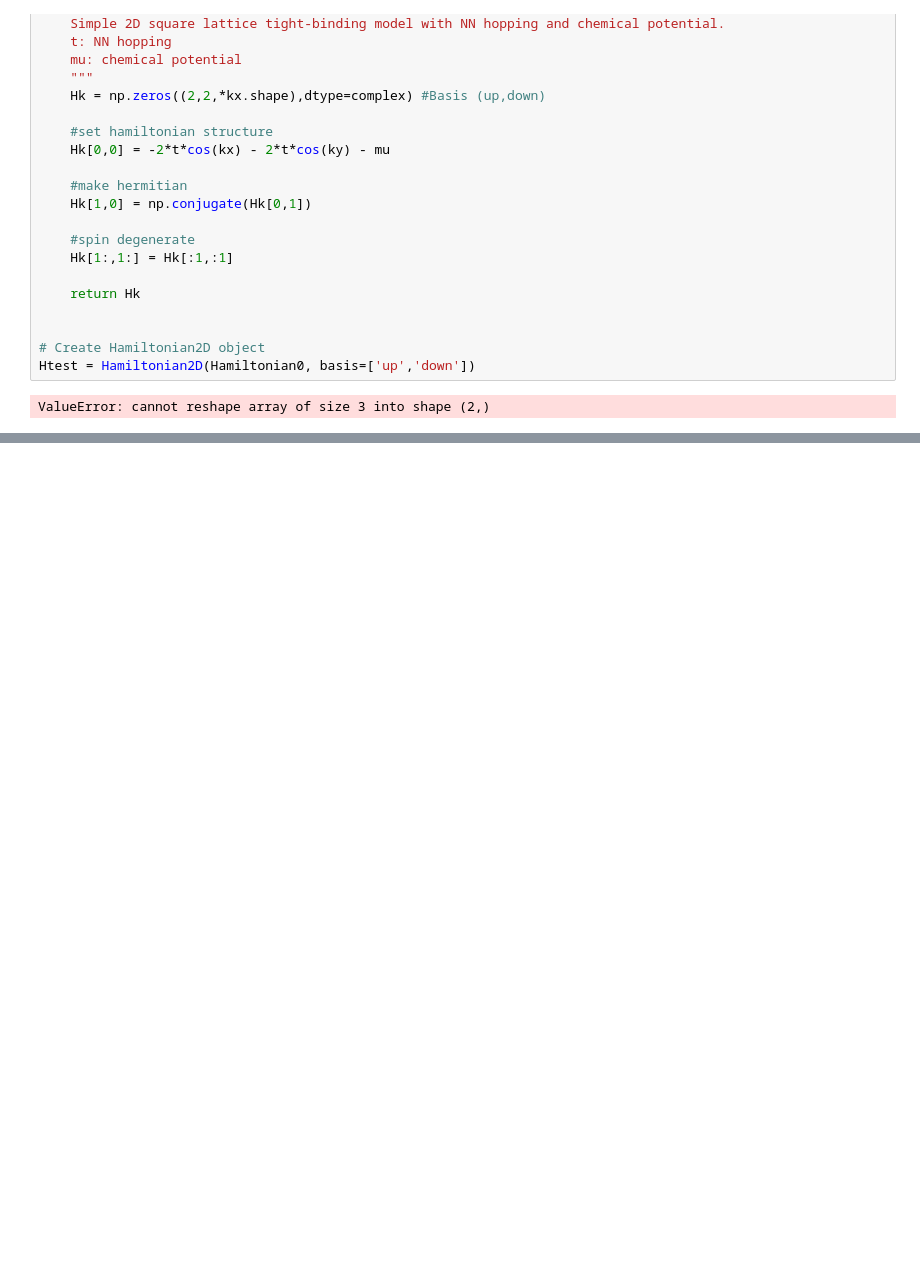
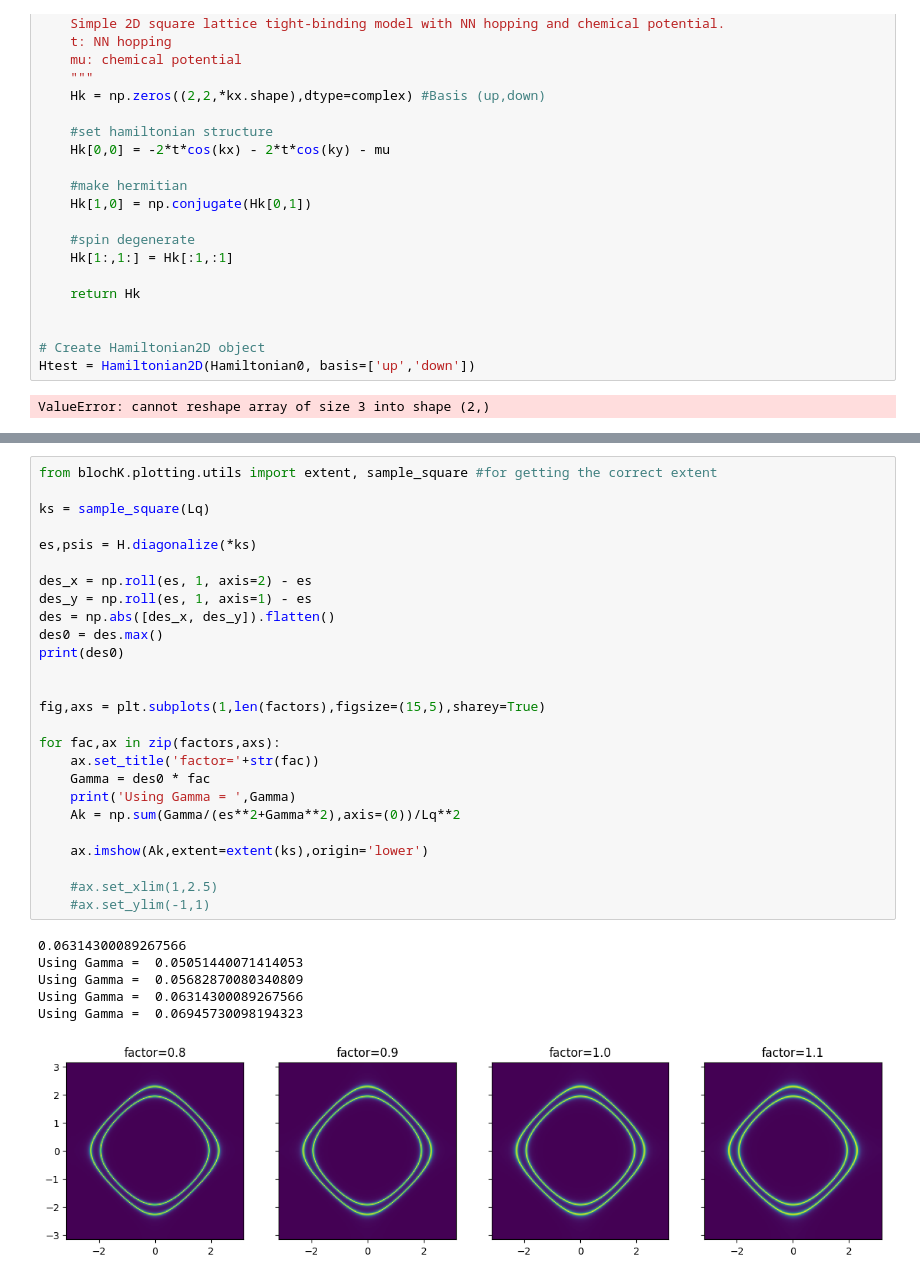
Before and after one commit to valeeb/blochK, a Jupyter notebook: benchmarking.ipynb, the cells around one changed output, grey strips where cells are left out. Drawn from its saved outputs; the diff is of its cells as text; blank space fills up the shorter version.

```diff
--- a/benchmarking.ipynb
+++ b/benchmarking.ipynb
@@ -115,0 +159,33 @@ ValueError: cannot reshape array of size 3 into shape (2,)
+# %%
+from blochK.plotting.utils import extent, sample_square #for getting the correct extent
+
+ks = sample_square(Lq)
+
+es,psis = H.diagonalize(*ks)
+
+des_x = np.roll(es, 1, axis=2) - es
+des_y = np.roll(es, 1, axis=1) - es
+des = np.abs([des_x, des_y]).flatten()
+des0 = des.max()
+print(des0)
+
+
+fig,axs = plt.subplots(1,len(factors),figsize=(15,5),sharey=True)
+
+for fac,ax in zip(factors,axs):
+    ax.set_title('factor='+str(fac))
+    Gamma = des0 * fac
+    print('Using Gamma = ',Gamma)
+    Ak = np.sum(Gamma/(es**2+Gamma**2),axis=(0))/Lq**2
+
+    ax.imshow(Ak,extent=extent(ks),origin='lower')
+
+    #ax.set_xlim(1,2.5)
+    #ax.set_ylim(-1,1)
+# %% [output]
+0.06314300089267566
+Using Gamma =  0.05051440071414053
+Using Gamma =  0.05682870080340809
+Using Gamma =  0.06314300089267566
+Using Gamma =  0.06945730098194323
+[figure, added]
```
Also changed, not shown: parts of 2 cells of this notebook, 7 other files.
